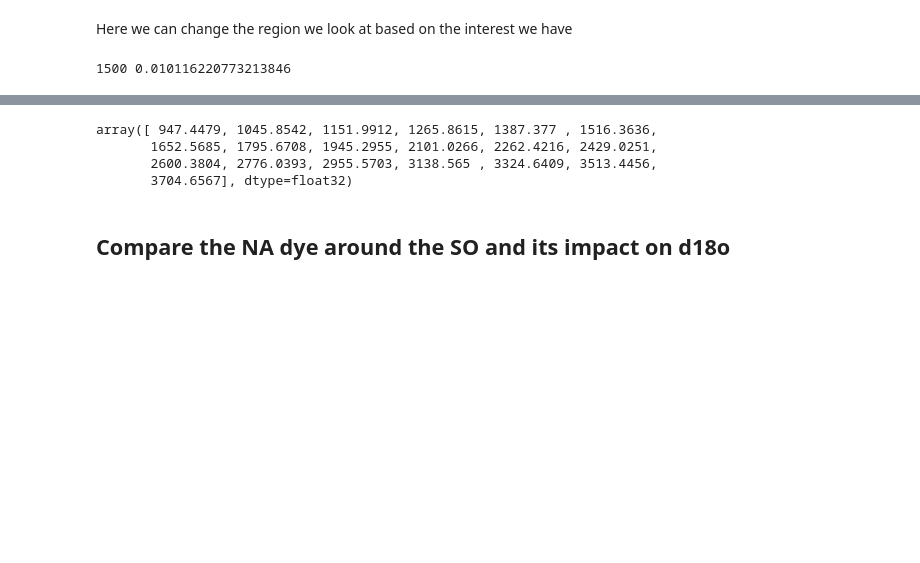
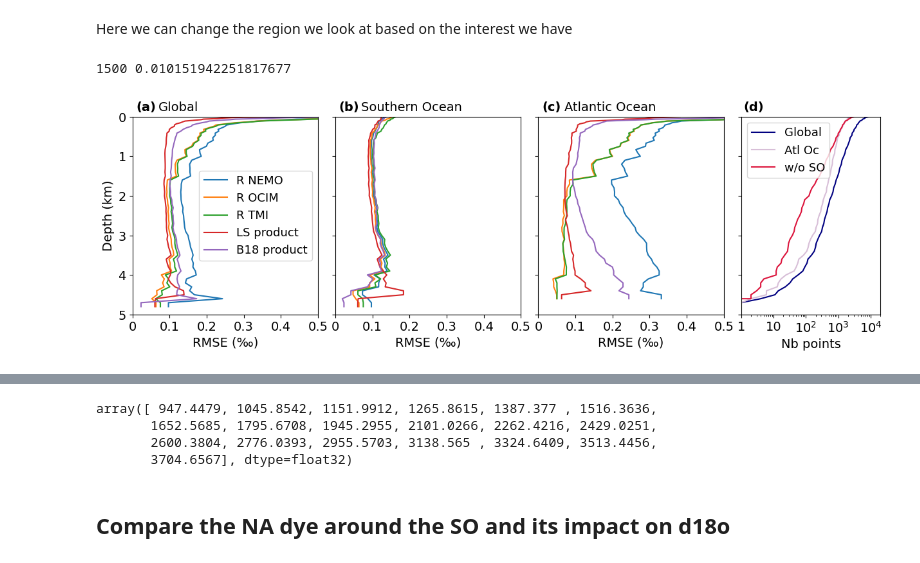
Before and after one commit to brumillet/d18o-southern-ocean, a Jupyter notebook: notebooks/evaluation_reconstructions.ipynb, the cells around one changed output, grey strips where cells are left out. Cells and saved outputs as stored; diff of their text form; code cells hidden in the pictures; blank space fills up the shorter version.

Commit message:
Figures modifications and update. Evaluation notebook slightly changed.

```diff
--- a/notebooks/evaluation_reconstructions.ipynb
+++ b/notebooks/evaluation_reconstructions.ipynb
@@ -36,7 +36,7 @@ fig_path = config.figure_dir('evaluation')    # created on first use
 # %% [markdown]
 ## Open the d18o products
 # %%
-products = pr.load_products()                 # R NEMO, R OCIM, R TMI, LS product, B18
+products = pr.load_products(depth_bottom=bk.BREITKREUZ_DEPTH_MAX+0.1)                 # R NEMO, R OCIM, R TMI, LS product, B18
 dsClim, clim_interpolators = pr.load_climatology()
 
 # The figure cells below refer to each product by its own name, so bind those here.
@@ -121,34 +133,36 @@ for i_mask, mask in enumerate(l_masks):
 # Difference in the d18o recons on the global ocean  below 1500m: TMI vs OCIM
 print(new_l_depth[30], np.nanmean(rmse_basins[0, 30:70, 2] - rmse_basins[0, 30:70, 1]))
 # %% [output]
-1500 0.010116220773213846
+1500 0.010151942251817677
 # %%
 fig = plt.figure(figsize = (15, 4)); gs = fig.add_gridspec(1, 4, wspace = 0.1, width_ratios = [1, 1, 1, 0.75]); font = 14
 labels = ['R NEMO', 'R OCIM', 'R TMI', 'LS product', bk.BREITKREUZ_LABEL]
-colors_products = ['#1f77b4', '#ff7f0e', '#2ca02c', '#d62728', bk.BREITKREUZ_COLOR]
+colors_products = [pr.PRODUCT_COLORS[prod] for prod in pr.ALL_PRODUCTS]
 
 
 for i_plot in range(3):
     ax = fig.add_subplot(gs[0, i_plot])
     for ifield in range(n):
         ax.plot(rmse_basins[i_plot, :, ifield], new_l_depth, label = labels[ifield], color = colors_products[ifield])
     ax.set_ylim(5000, 0); ax.set_xlim(0, 0.5)
     ax.set_xlabel('RMSE (‰)', fontsize = font); ax.set_xticks([0.1 * i for i in range(6)]); ax.set_xticklabels([0, '0.1', '0.2', '0.3', '0.4', '0.5'], fontsize = font)
     ax.set_yticks([1000 * i for i in range(6)]); ax.set_yticklabels([], fontsize = font)
     ax.text(0.01, -150, uf.panels_letter_parenthesis[i_plot], fontsize = font, fontweight = 'bold'); ax.text(0.07, -150, l_labels[i_plot], fontsize = font)
     if i_plot == 0: plt.legend(fontsize = font - 1); ax.set_ylabel('Depth (km)', fontsize = font); ax.set_yticklabels([i for i in range(6)], fontsize = font)
 
 ax = fig.add_subplot(gs[0, 3])
 colors = ['navy', 'thistle', 'crimson']
 for i_mask in range(3):
     ax.plot(nb_points[i_mask, :], new_l_depth, label = l_labels2[i_mask], c= colors[i_mask])
 ax.set_ylim(5000, 0)
 ax.set_xlabel('Nb points', fontsize = font); ax.set_xscale('log'); ax.set_xlim(1, 20000) ; ax.set_xticks([10**i for i in range(5)]); ax.set_xticklabels(['1', '10', '$10^2$', '$10^3$', '$10^4$'], fontsize = font)
 ax.set_yticks([1000 * i for i in range(6)]); ax.set_yticklabels([])
 ax.text(1.2, -150, '(d)', fontsize = font, fontweight = 'bold')#; ax.text(0.07, -150, 'Atlantic Ocean', fontsize = font)
 plt.legend(fontsize = font - 1)
 
-# plt.savefig(fig_path + 'RMSE_5products_vs_GISS_' + label_fig.replace(' ', '_') + '.png', bbox_inches = 'tight')
+plt.savefig(fig_path + 'RMSE_5products_vs_GISS_' + label_fig.replace(' ', '_') + '.png', bbox_inches = 'tight')
+# %% [output]
+[figure, added]
 # %%
 # Mean signed error of each product against the compilation in the Pacific, over
 # all samples below each depth level. Unlike the RMSE above this keeps the sign,
```
Also changed, not shown: parts of 8 cells of this notebook, 7 other files.
